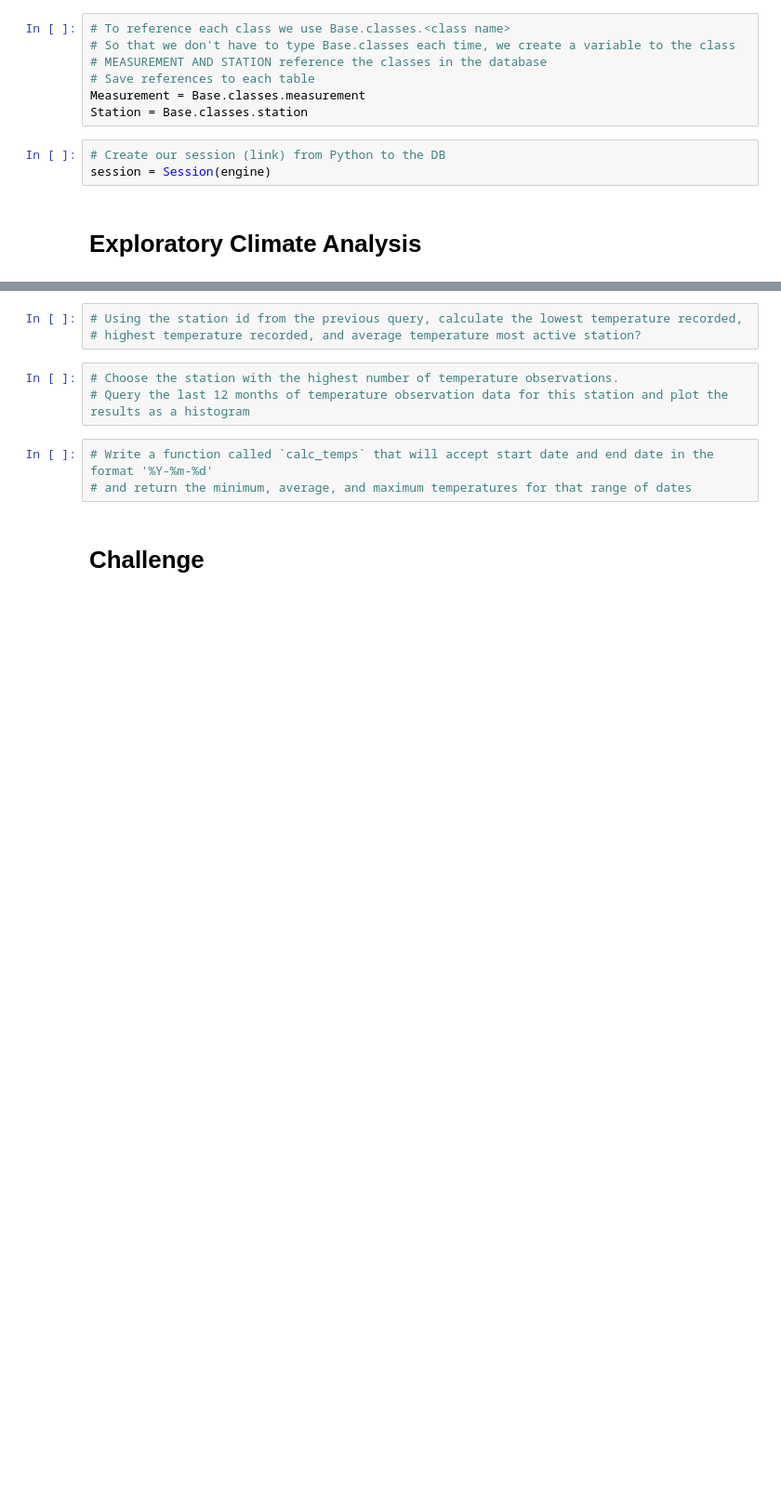
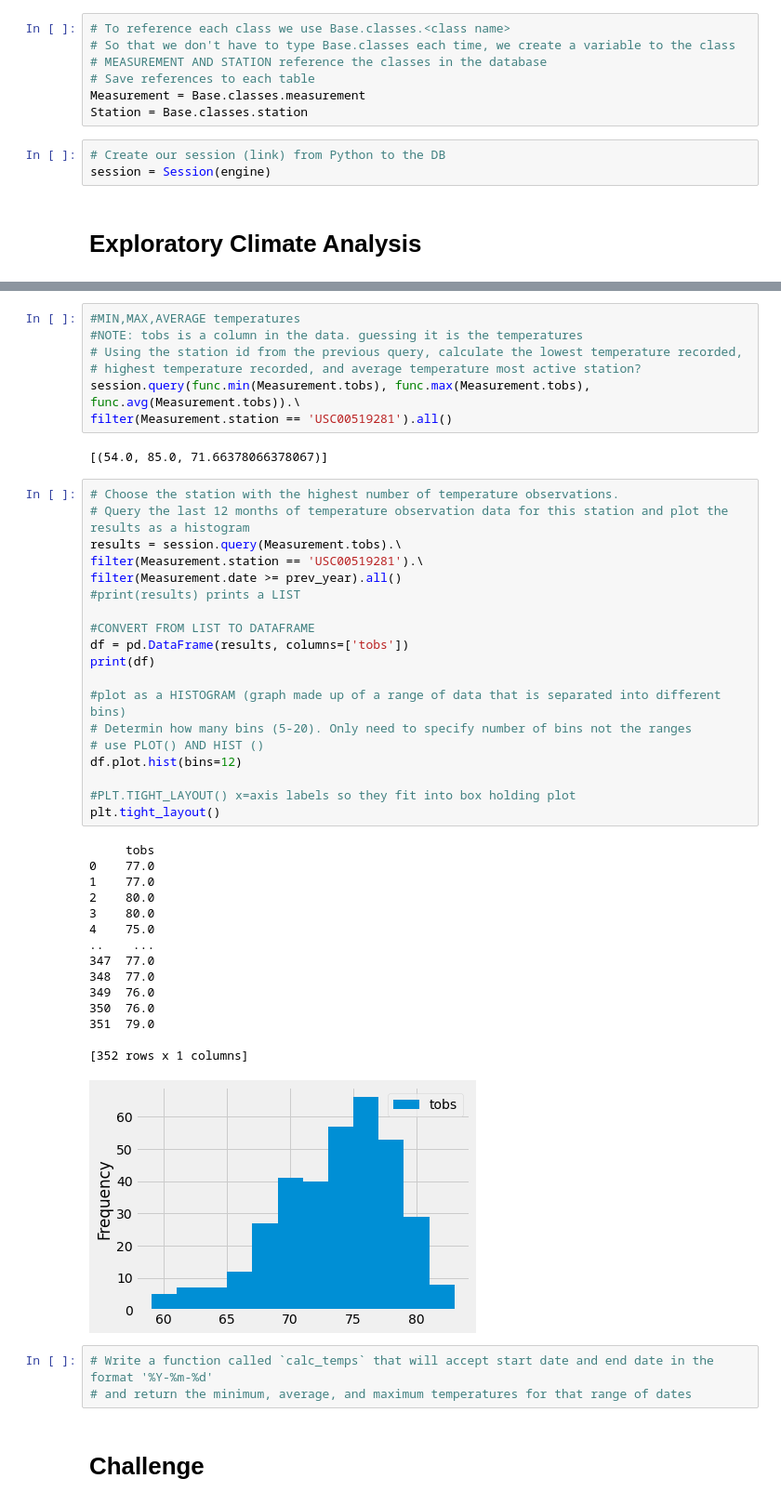
Before and after one commit to SheriZig/surfs_up, a Jupyter notebook: climate_analysis.ipynb, the cells around one changed output, grey strips where cells are left out. Shown: that part at 93% size. Cells and saved outputs as stored; diff of their text form; blank space fills up the shorter version.

Commit message:
Added Temperature Analysis

```diff
--- a/climate_analysis.ipynb
+++ b/climate_analysis.ipynb
@@ -72,9 +169,47 @@ session = Session(engine)
 # %%
+#MIN,MAX,AVERAGE temperatures
+#NOTE: tobs is a column in the data. guessing it is the temperatures
 # Using the station id from the previous query, calculate the lowest temperature recorded,
 # highest temperature recorded, and average temperature most active station?
+session.query(func.min(Measurement.tobs), func.max(Measurement.tobs), func.avg(Measurement.tobs)).\
+filter(Measurement.station == 'USC00519281').all()
+# %% [output]
+[(54.0, 85.0, 71.66378066378067)]
-# %%
-# Choose the station with the highest number of temperature observations.
-# Query the last 12 months of temperature observation data for this station and plot the results as a histogram
+# %%
+# Choose the station with the highest number of temperature observations.
+# Query the last 12 months of temperature observation data for this station and plot the results as a histogram
+results = session.query(Measurement.tobs).\
+filter(Measurement.station == 'USC00519281').\
+filter(Measurement.date >= prev_year).all()
+#print(results) prints a LIST
+
+#CONVERT FROM LIST TO DATAFRAME
+df = pd.DataFrame(results, columns=['tobs'])
+print(df)
+
+#plot as a HISTOGRAM (graph made up of a range of data that is separated into different bins)
+# Determin how many bins (5-20). Only need to specify number of bins not the ranges
+# use PLOT() AND HIST ()
+df.plot.hist(bins=12)
+
+#PLT.TIGHT_LAYOUT() x=axis labels so they fit into box holding plot
+plt.tight_layout()
+# %% [output]
+     tobs
+0    77.0
+1    77.0
+2    80.0
+3    80.0
+4    75.0
+..    ...
+347  77.0
+348  77.0
+349  76.0
+350  76.0
+351  79.0
+
+[352 rows x 1 columns]
+[figure, added]
 # %%
 # Write a function called `calc_temps` that will accept start date and end date in the format '%Y-%m-%d'
 # and return the minimum, average, and maximum temperatures for that range of dates
```
Also changed, not shown: parts of 7 cells of this notebook.
